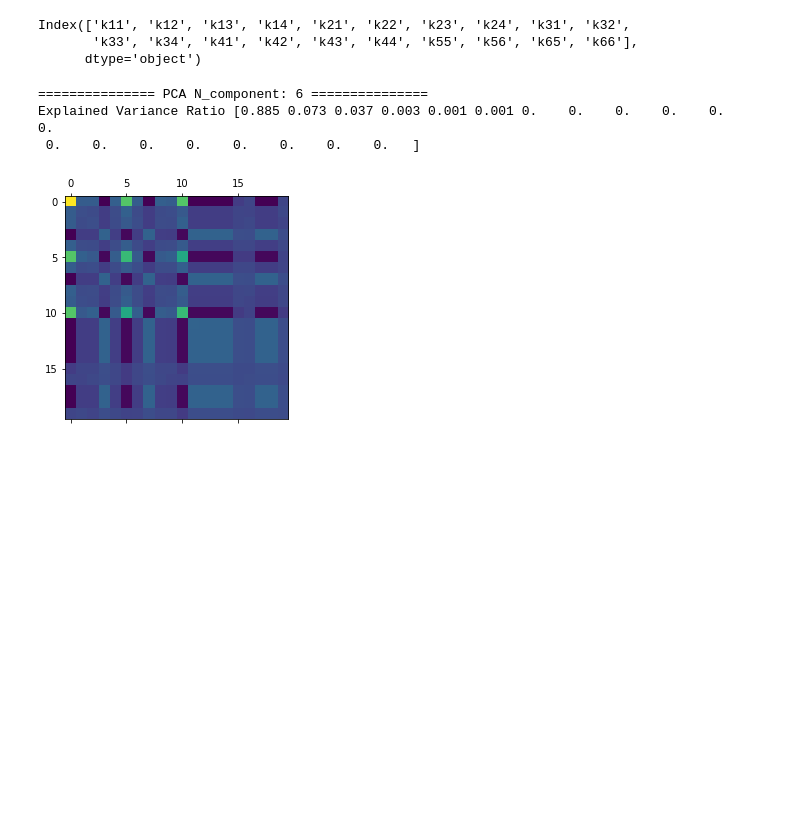
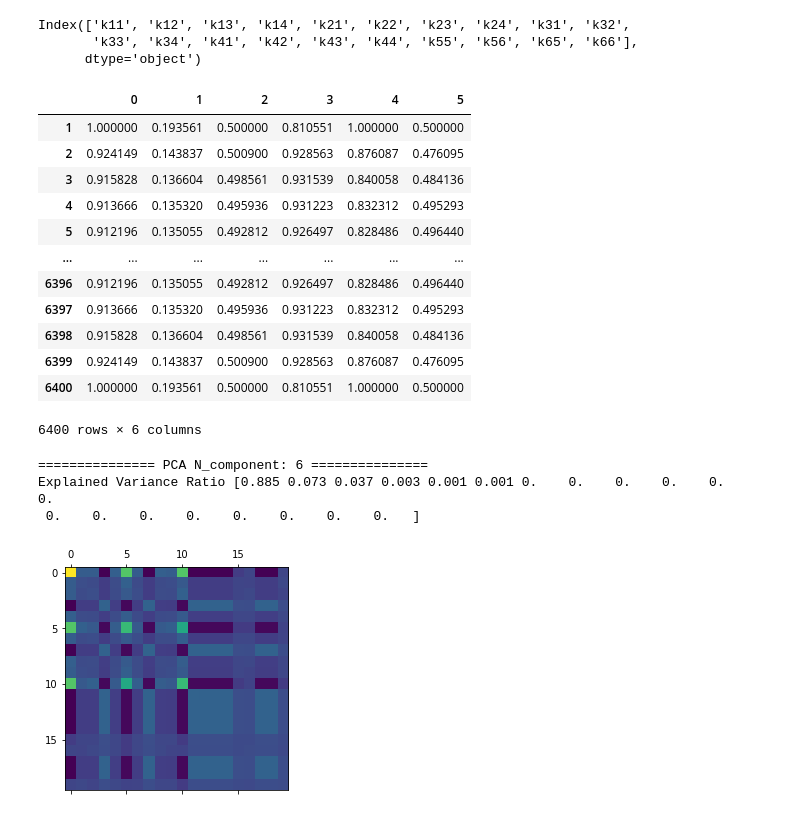
Before and after one commit to ViskaWei/hill-sketch, a Jupyter notebook: hillSketch/hill_sketch.ipynb, the cells around one changed output. Saved outputs shown, nothing was run; the diff lists cells and outputs as text; code cells hidden in the pictures; blank space fills up the shorter version.

```diff
--- a/hillSketch/hill_sketch.ipynb
+++ b/hillSketch/hill_sketch.ipynb
@@ -25,6 +25,24 @@ Index(['k11', 'k12', 'k13', 'k14', 'k21', 'k22', 'k23', 'k24', 'k31', 'k32',
 # %%
 dimPCA = 6
 base = 20
+# %%
+dfRebin.index+=1
+# %%
+dfRebin
+# %% [output]
+|  | 0 | 1 | 2 | 3 | 4 | 5 |
+| 1 | 1.000000 | 0.193561 | 0.500000 | 0.810551 | 1.000000 | 0.500000 |
+| 2 | 0.924149 | 0.143837 | 0.500900 | 0.928563 | 0.876087 | 0.476095 |
+| 3 | 0.915828 | 0.136604 | 0.498561 | 0.931539 | 0.840058 | 0.484136 |
+| 4 | 0.913666 | 0.135320 | 0.495936 | 0.931223 | 0.832312 | 0.495293 |
+| 5 | 0.912196 | 0.135055 | 0.492812 | 0.926497 | 0.828486 | 0.496440 |
+| ... | ... | ... | ... | ... | ... | ... |
+| 6396 | 0.912196 | 0.135055 | 0.492812 | 0.926497 | 0.828486 | 0.496440 |
+| 6397 | 0.913666 | 0.135320 | 0.495936 | 0.931223 | 0.832312 | 0.495293 |
+| 6398 | 0.915828 | 0.136604 | 0.498561 | 0.931539 | 0.840058 | 0.484136 |
+| 6399 | 0.924149 | 0.143837 | 0.500900 | 0.928563 | 0.876087 | 0.476095 |
+| 6400 | 1.000000 | 0.193561 | 0.500000 | 0.810551 | 1.000000 | 0.500000 |
+6400 rows × 6 columns
 # %%
 dfRebin = prepro_data(data, isCenter=True, dimPCA=dimPCA,isPlot=True,method='minmax')
 # %% [output]
```
Also changed, not shown: 1 other file.
